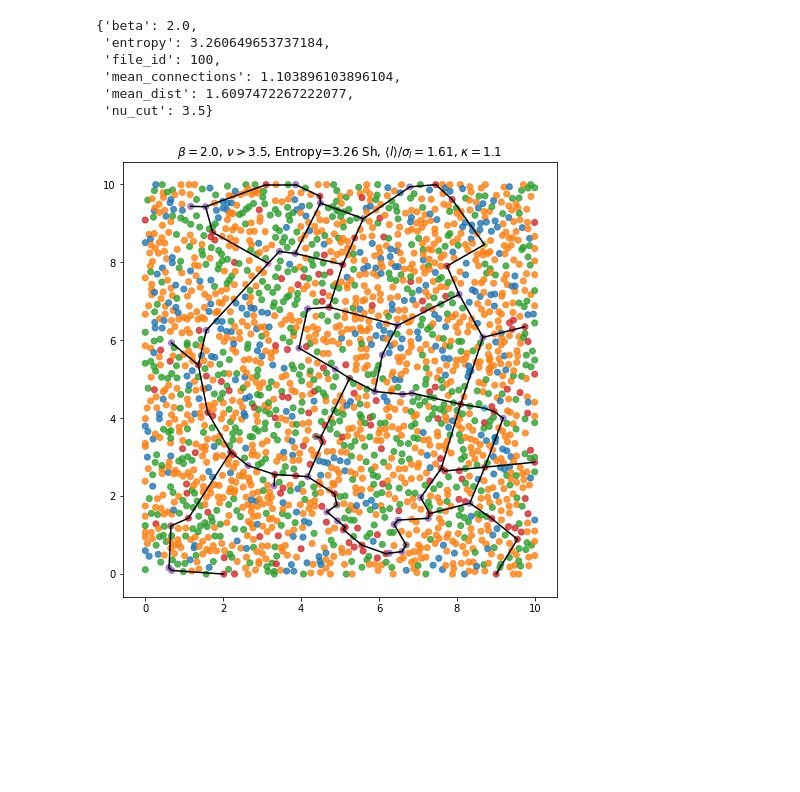
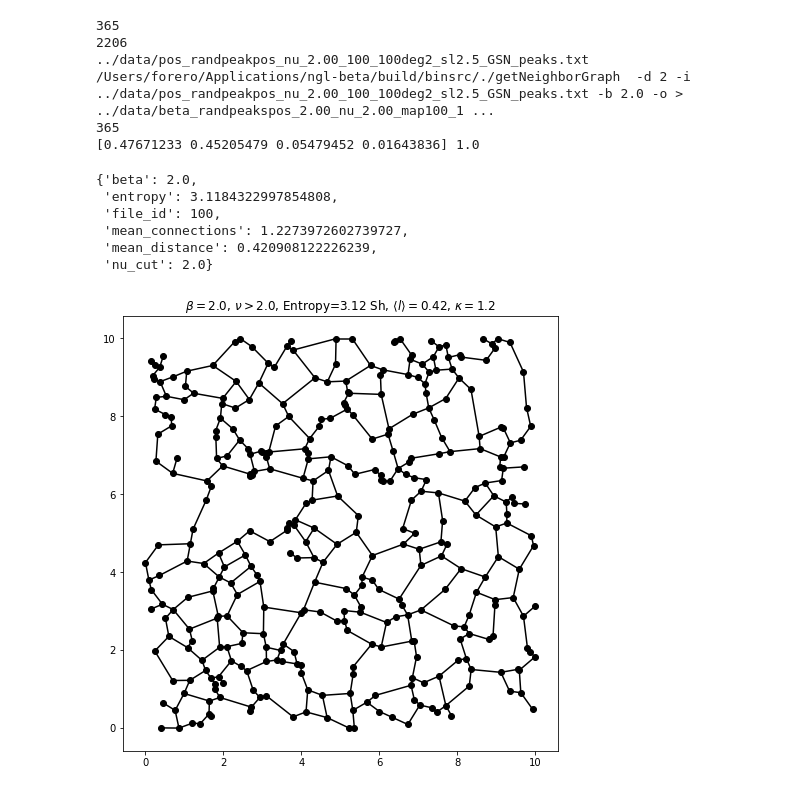
Before and after one commit to forero/SkeletonLensing, a Jupyter notebook: code/entropy.ipynb, the cells around one changed output. Saved outputs shown, nothing was run; the diff lists cells and outputs as text; code cells hidden in the pictures; blank space fills up the shorter version.

Commit message:
randomize positions

```diff
--- a/code/entropy.ipynb
+++ b/code/entropy.ipynb
@@ -129,13 +216,19 @@ process_file(nu_cut=2.5, beta=2.0, make_plot=True)
 # %%
-process_file(nu_cut=3.5, beta=2.0, make_plot=True)
+process_file(nu_cut=2.0, beta=2.0, make_plot=True, randomize_pos=True, randomize_peaks=True)
 # %% [output]
-{'beta': 2.0,
- 'entropy': 3.260649653737184,
- 'file_id': 100,
- 'mean_connections': 1.103896103896104,
- 'mean_dist': 1.6097472267222077,
- 'nu_cut': 3.5}
+365
+2206
+../data/pos_randpeakpos_nu_2.00_100_100deg2_sl2.5_GSN_peaks.txt
+/Users/forero/Applications/ngl-beta/build/binsrc/./getNeighborGraph  -d 2 -i ../data/pos_randpeakpos_nu_2.00_100_100deg2_sl2.5_GSN_peaks.txt -b 2.0 -o > ../data/beta_randpeakspos_2.00_nu_2.00_map100_1 ...
+365
+[0.47671233 0.45205479 0.05479452 0.01643836] 1.0
+{'beta': 2.0,
+ 'entropy': 3.1184322997854808,
+ 'file_id': 100,
+ 'mean_connections': 1.2273972602739727,
+ 'mean_distance': 0.420908122226239,
+ 'nu_cut': 2.0}
-[figure, old version]
+[figure, new version]
 # %%
 beta_values = np.linspace(1.0, 3.0 , 9)
 nu_cut_values = np.linspace(1.5, 3.5, 9)
```
Also changed, not shown: parts of 20 cells of this notebook.
